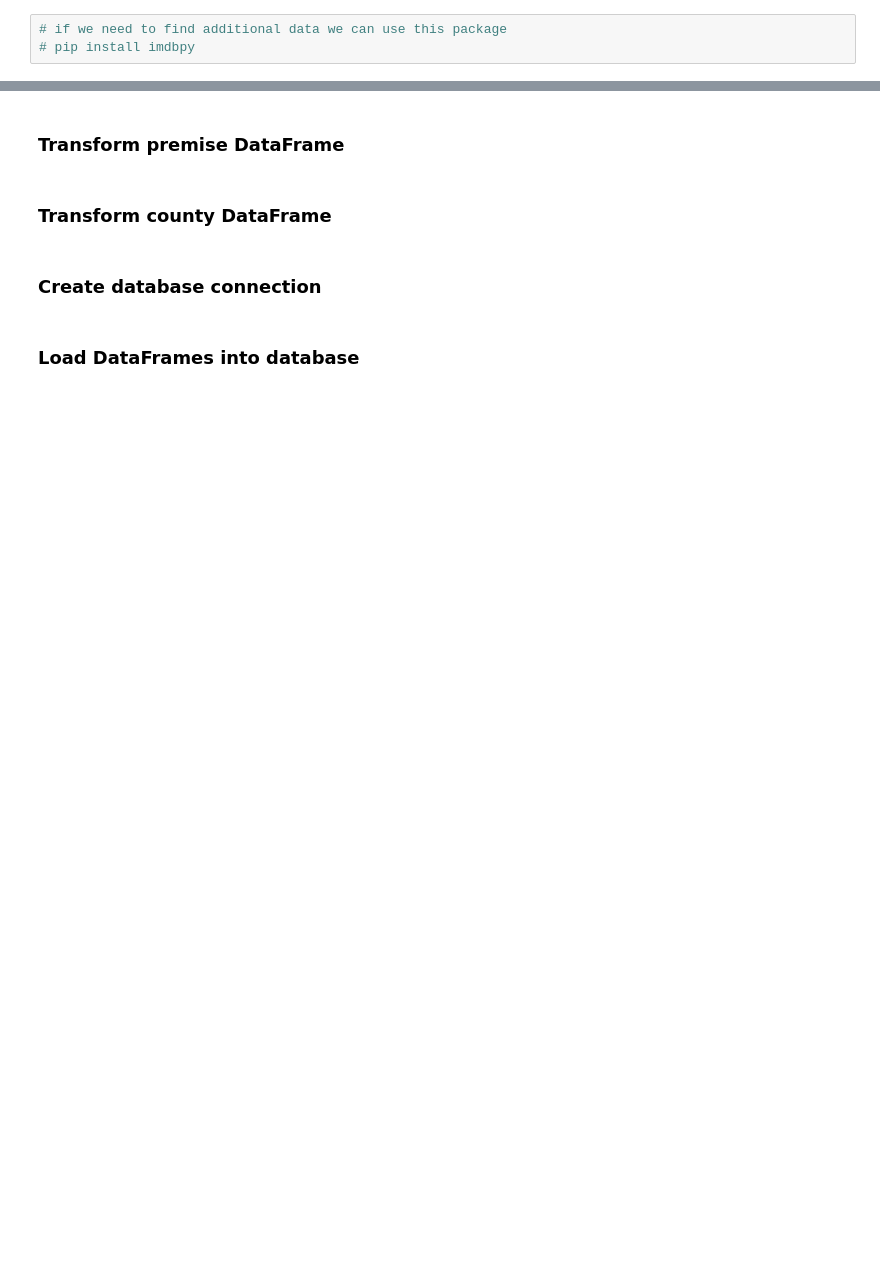
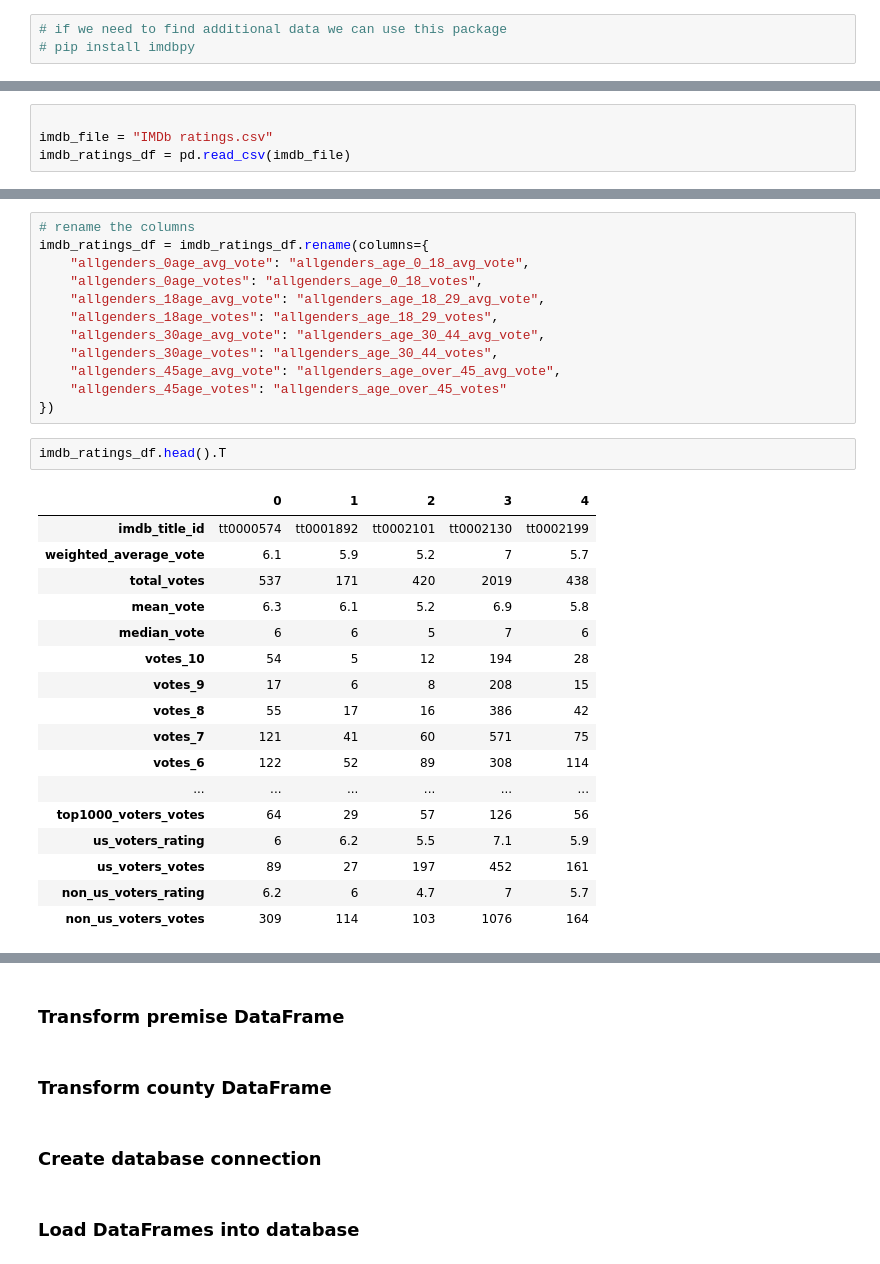
Before and after one commit to hsaka1993/ETLNetflixProject, a Jupyter notebook: final_movie_dataframe.ipynb, the cells around one changed output, grey strips where cells are left out. Cells and saved outputs as stored; diff of their text form; blank space fills up the shorter version.

```diff
--- a/final_movie_dataframe.ipynb
+++ b/final_movie_dataframe.ipynb
@@ -394,0 +419,4 @@ memory usage: 226.3+ KB
+# %%
+
+imdb_file = "IMDb ratings.csv"
+imdb_ratings_df = pd.read_csv(imdb_file)
@@ -394,0 +443,32 @@ memory usage: 226.3+ KB
+# %%
+# rename the columns
+imdb_ratings_df = imdb_ratings_df.rename(columns={
+    "allgenders_0age_avg_vote": "allgenders_age_0_18_avg_vote",
+    "allgenders_0age_votes": "allgenders_age_0_18_votes",
+    "allgenders_18age_avg_vote": "allgenders_age_18_29_avg_vote",
+    "allgenders_18age_votes": "allgenders_age_18_29_votes",
+    "allgenders_30age_avg_vote": "allgenders_age_30_44_avg_vote",
+    "allgenders_30age_votes": "allgenders_age_30_44_votes",
+    "allgenders_45age_avg_vote": "allgenders_age_over_45_avg_vote",
+    "allgenders_45age_votes": "allgenders_age_over_45_votes"
+})
+# %%
+imdb_ratings_df.head().T
+# %% [output]
+|  | 0 | 1 | 2 | 3 | 4 |
+| imdb_title_id | tt0000574 | tt0001892 | tt0002101 | tt0002130 | tt0002199 |
+| weighted_average_vote | 6.1 | 5.9 | 5.2 | 7 | 5.7 |
+| total_votes | 537 | 171 | 420 | 2019 | 438 |
+| mean_vote | 6.3 | 6.1 | 5.2 | 6.9 | 5.8 |
+| median_vote | 6 | 6 | 5 | 7 | 6 |
+| votes_10 | 54 | 5 | 12 | 194 | 28 |
+| votes_9 | 17 | 6 | 8 | 208 | 15 |
+| votes_8 | 55 | 17 | 16 | 386 | 42 |
+| votes_7 | 121 | 41 | 60 | 571 | 75 |
+| votes_6 | 122 | 52 | 89 | 308 | 114 |
+| ... | ... | ... | ... | ... | ... |
+| top1000_voters_votes | 64 | 29 | 57 | 126 | 56 |
+| us_voters_rating | 6 | 6.2 | 5.5 | 7.1 | 5.9 |
+| us_voters_votes | 89 | 27 | 197 | 452 | 161 |
+| non_us_voters_rating | 6.2 | 6 | 4.7 | 7 | 5.7 |
+| non_us_voters_votes | 309 | 114 | 103 | 1076 | 164 |
```
Also changed, not shown: parts of 27 cells of this notebook, 5 other files.
